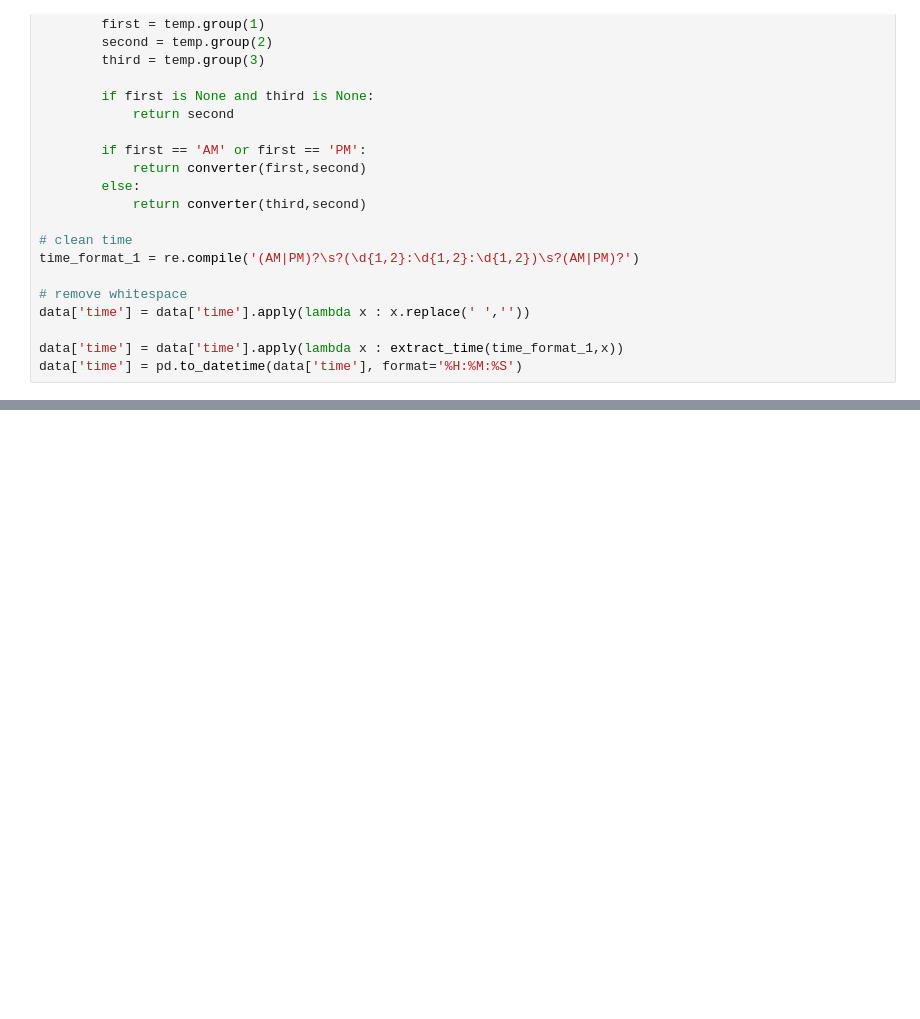
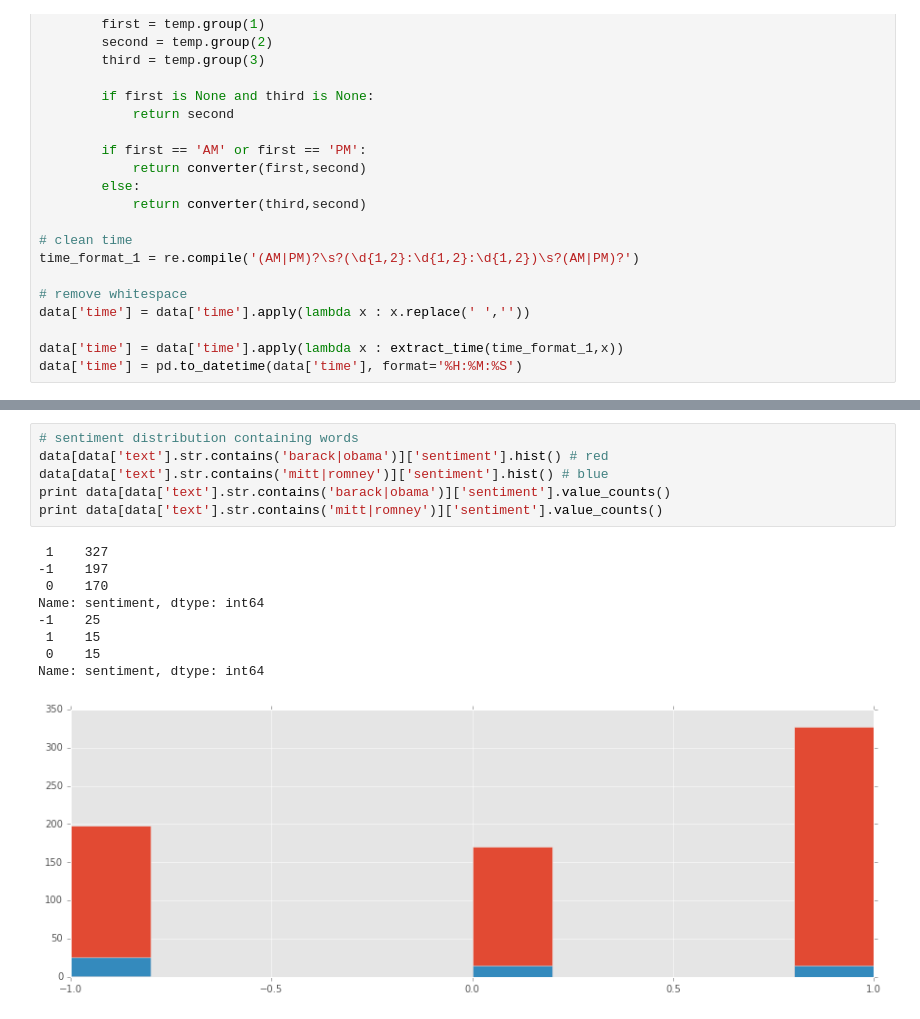
Before and after one commit to Srimma2/DM-Assignments, a Jupyter notebook: Assignment 2/eda.ipynb, the cells around one changed output, grey strips where cells are left out. Saved outputs shown, nothing was run; the diff lists cells and outputs as text; blank space fills up the shorter version.

```diff
--- a/Assignment 2/eda.ipynb
+++ b/Assignment 2/eda.ipynb
@@ -141,3 +143,19 @@ array([[<matplotlib.axes._subplots.AxesSubplot object at 0x...>,
        [<matplotlib.axes._subplots.AxesSubplot object at 0x...>,
         <matplotlib.axes._subplots.AxesSubplot object at 0x...>]], dtype=object)
 [figure]
+# %%
+# sentiment distribution containing words
+data[data['text'].str.contains('barack|obama')]['sentiment'].hist() # red
+data[data['text'].str.contains('mitt|romney')]['sentiment'].hist() # blue
+print data[data['text'].str.contains('barack|obama')]['sentiment'].value_counts()
+print data[data['text'].str.contains('mitt|romney')]['sentiment'].value_counts()
+# %% [output]
+ 1    327
+-1    197
+ 0    170
+Name: sentiment, dtype: int64
+-1    25
+ 1    15
+ 0    15
+Name: sentiment, dtype: int64
+[figure, added]
```
Also changed, not shown: parts of 8 cells of this notebook, 1 other file.
